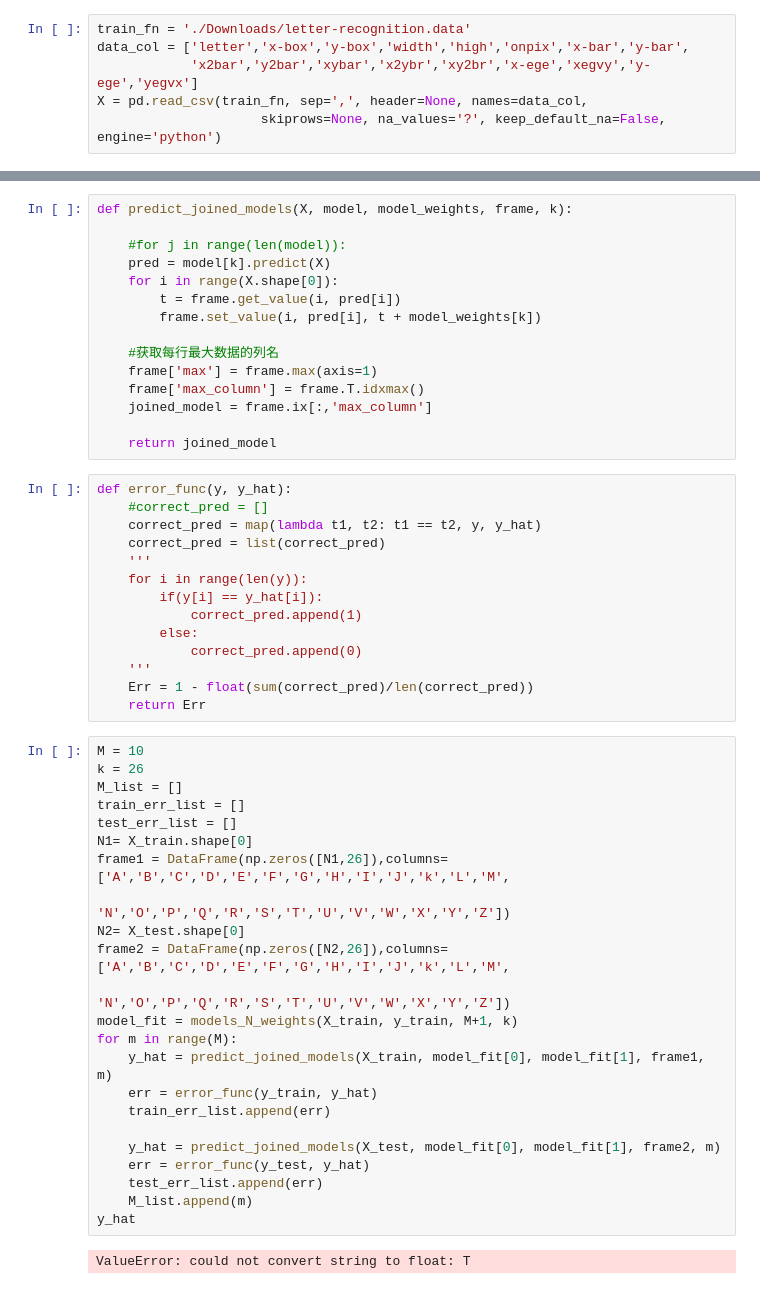
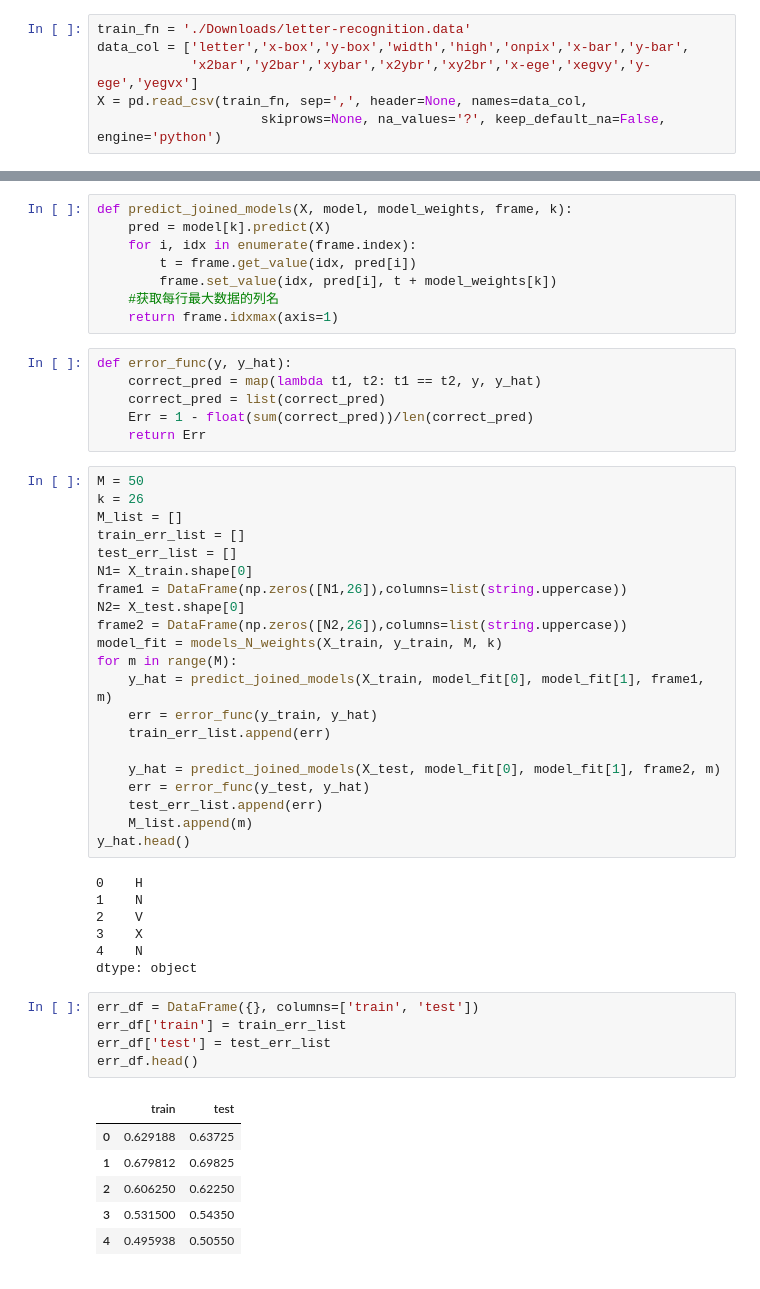
Before and after one commit to SunflowerPKU/Adaboost-Muliclass, a Jupyter notebook: Adaboost-MultiClass.ipynb, the cells around one changed output, grey strips where cells are left out. Cells and saved outputs as stored; diff of their text form.

```diff
--- a/Adaboost-MultiClass.ipynb
+++ b/Adaboost-MultiClass.ipynb
@@ -129,46 +95,29 @@ def models_N_weights(X, y, M, k):
     return [model, model_weights]
 # %%
 def predict_joined_models(X, model, model_weights, frame, k):
-
-    #for j in range(len(model)):
     pred = model[k].predict(X)
-    for i in range(X.shape[0]):
-        t = frame.get_value(i, pred[i])
-        frame.set_value(i, pred[i], t + model_weights[k])
-
+    for i, idx in enumerate(frame.index):
+        t = frame.get_value(idx, pred[i])
+        frame.set_value(idx, pred[i], t + model_weights[k])
     #获取每行最大数据的列名
-    frame['max'] = frame.max(axis=1)
-    frame['max_column'] = frame.T.idxmax()
-    joined_model = frame.ix[:,'max_column']
-
-    return joined_model
+    return frame.idxmax(axis=1)
 # %%
 def error_func(y, y_hat):
-    #correct_pred = []
     correct_pred = map(lambda t1, t2: t1 == t2, y, y_hat)
     correct_pred = list(correct_pred)
-    '''
-    for i in range(len(y)):
-        if(y[i] == y_hat[i]):
-            correct_pred.append(1)
-        else:
-            correct_pred.append(0)
-    '''
-    Err = 1 - float(sum(correct_pred)/len(correct_pred))
+    Err = 1 - float(sum(correct_pred))/len(correct_pred)
     return Err
 # %%
-M = 10
+M = 50
 k = 26
 M_list = []
 train_err_list = []
 test_err_list = []
 N1= X_train.shape[0]
-frame1 = DataFrame(np.zeros([N1,26]),columns=['A','B','C','D','E','F','G','H','I','J','k','L','M',
-                                           'N','O','P','Q','R','S','T','U','V','W','X','Y','Z'])
+frame1 = DataFrame(np.zeros([N1,26]),columns=list(string.uppercase))
 N2= X_test.shape[0]
-frame2 = DataFrame(np.zeros([N2,26]),columns=['A','B','C','D','E','F','G','H','I','J','k','L','M',
-                                           'N','O','P','Q','R','S','T','U','V','W','X','Y','Z'])
-model_fit = models_N_weights(X_train, y_train, M+1, k)
+frame2 = DataFrame(np.zeros([N2,26]),columns=list(string.uppercase))
+model_fit = models_N_weights(X_train, y_train, M, k)
 for m in range(M):
     y_hat = predict_joined_models(X_train, model_fit[0], model_fit[1], frame1, m)
     err = error_func(y_train, y_hat)
@@ -178,7 +127,24 @@ for m in range(M):
     err = error_func(y_test, y_hat)
     test_err_list.append(err)
     M_list.append(m)
-y_hat
+y_hat.head()
 # %% [output]
-ValueError: could not convert string to float: T
+0    H
+1    N
+2    V
+3    X
+4    N
+dtype: object
+# %%
+err_df = DataFrame({}, columns=['train', 'test'])
+err_df['train'] = train_err_list
+err_df['test'] = test_err_list
+err_df.head()
+# %% [output]
+|  | train | test |
+| 0 | 0.629188 | 0.63725 |
+| 1 | 0.679812 | 0.69825 |
+| 2 | 0.606250 | 0.62250 |
+| 3 | 0.531500 | 0.54350 |
+| 4 | 0.495938 | 0.50550 |
 # %%
```
Also changed, not shown: parts of 7 cells of this notebook.
